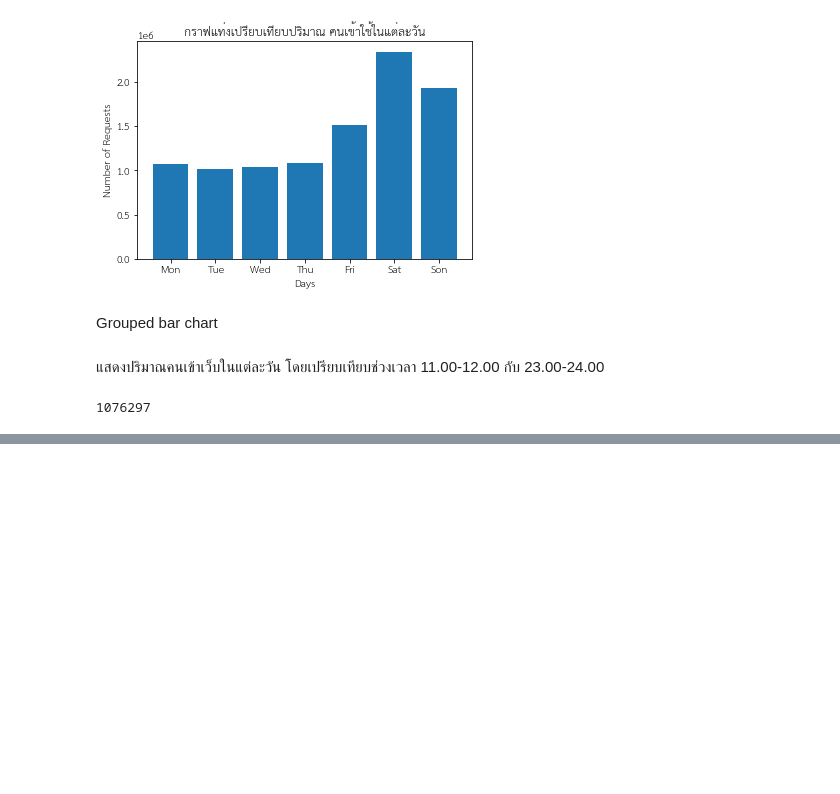
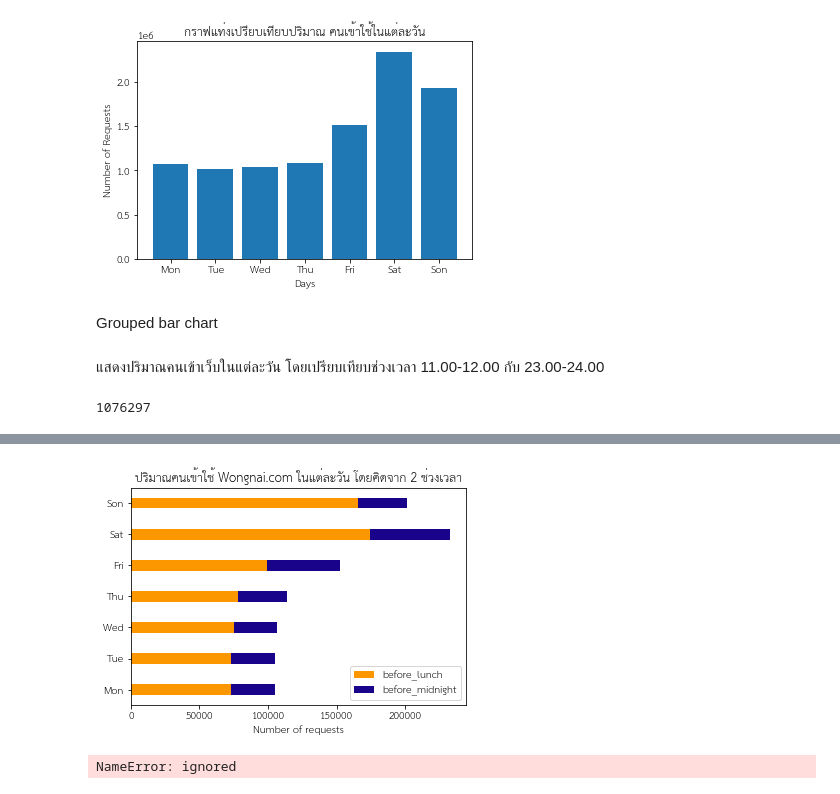
Before and after one commit to bebeam2942/data_viz, a Jupyter notebook: Visualize_Data_Comparison.ipynb, the cells around one changed output, grey strips where cells are left out. Cells and saved outputs as stored; diff of their text form; code cells hidden in the pictures; blank space fills up the shorter version.

```diff
--- a/Visualize_Data_Comparison.ipynb
+++ b/Visualize_Data_Comparison.ipynb
@@ -108,0 +150,17 @@ labels = ['Mon','Tue','Wed','Thu','Fri','Sat','Son']
+# %%
+
+width = 0.35       # the width of the bars: can also be len(x) sequence
+
+fig, ax = plt.subplots()
+
+ax.barh(labels,b4lunch, width,label='before_lunch',color = '#fc9700')
+ax.barh(labels,b4midnight, width,left=b4lunch,   #bottomคือการบอกว่าเริ่มจากตรงไหน
+       label='before_midnight',color = '#19038a')
+
+ax.set_xlabel('Number of requests')
+ax.set_title('ปริมาณคนเข้าใช้ Wongnai.com ในแต่ละวัน โดยคิดจาก 2 ช่วงเวลา')
+ax.legend()
+
+plt.show()
+# %% [output]
+[figure, added]
@@ -108,0 +171,20 @@ labels = ['Mon','Tue','Wed','Thu','Fri','Sat','Son']
+# %%
+time = ['b4lunch','b4midnigh']
+
+
+plt.bar(ind, golds, width=0.6, label='Mon', color='yellow', bottom=silvers+bronzes)
+plt.bar(ind, silvers, width=0.6, label='Tue', color='pink', bottom=bronzes)
+plt.bar(ind, bronzes, width=0.6, label='Wed', color='green')
+plt.bar(ind, bronzes, width=0.6, label='Thu', color='orange')
+plt.bar(ind, bronzes, width=0.6, label='Fri', color='purple',bottom=red+blue)
+plt.bar(ind, bronzes, width=0.6, label='Sat', color='blue',bottom=red)
+plt.bar(ind, bronzes, width=0.6, label='Son', color='red')
+
+plt.xticks(ind, countries)
+plt.ylabel("'Number of requests")
+plt.xlabel("'time")
+plt.legend(loc="upper right")
+plt.title("'ปริมาณคนเข้าใช้ Wongnai.com ในแต่ละวัน โดยคิดจาก 2 ช่วงเวลา")
+plt.show()
+# %% [output]
+NameError: ignored
```
Also changed, not shown: parts of 9 cells of this notebook.
